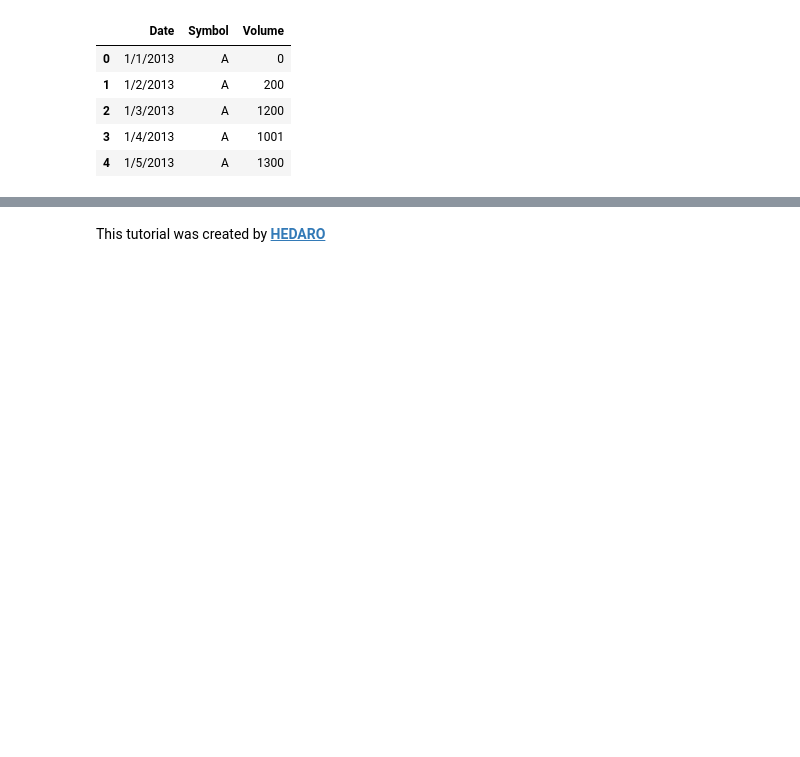
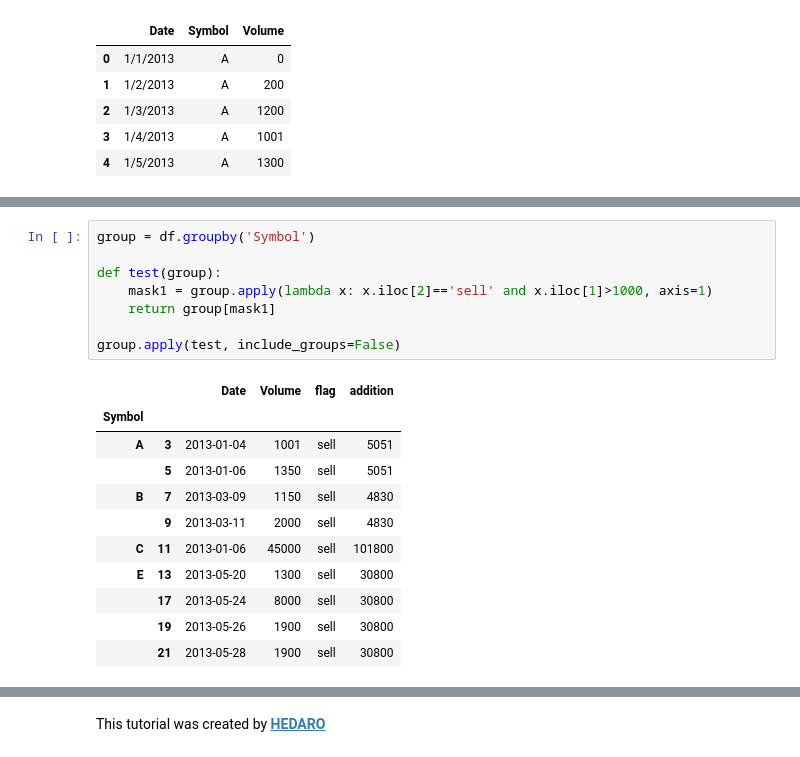
Before and after one commit to DataWranglerPro/quartz, a Jupyter notebook: content/Assets/notebooks/Group By Practice.ipynb, the cells around one changed output, grey strips where cells are left out. Cells and saved outputs as stored; diff of their text form; blank space fills up the shorter version.

```diff
--- a/content/Assets/notebooks/Group By Practice.ipynb
+++ b/content/Assets/notebooks/Group By Practice.ipynb
@@ -246,0 +266,20 @@ group.apply(test)
+# %%
+group = df.groupby('Symbol')
+
+def test(group):
+    mask1 = group.apply(lambda x: x.iloc[2]=='sell' and x.iloc[1]>1000, axis=1)
+    return group[mask1]
+
+group.apply(test, include_groups=False)
+# %% [output]
+|  |  | Date | Volume | flag | addition |
+| Symbol |  |  |  |  |  |
+| A | 3 | 2013-01-04 | 1001 | sell | 5051 |
+|  | 5 | 2013-01-06 | 1350 | sell | 5051 |
+| B | 7 | 2013-03-09 | 1150 | sell | 4830 |
+|  | 9 | 2013-03-11 | 2000 | sell | 4830 |
+| C | 11 | 2013-01-06 | 45000 | sell | 101800 |
+| E | 13 | 2013-05-20 | 1300 | sell | 30800 |
+|  | 17 | 2013-05-24 | 8000 | sell | 30800 |
+|  | 19 | 2013-05-26 | 1900 | sell | 30800 |
+|  | 21 | 2013-05-28 | 1900 | sell | 30800 |
```
Also changed, not shown: parts of 43 cells of this notebook, 3 other files.
